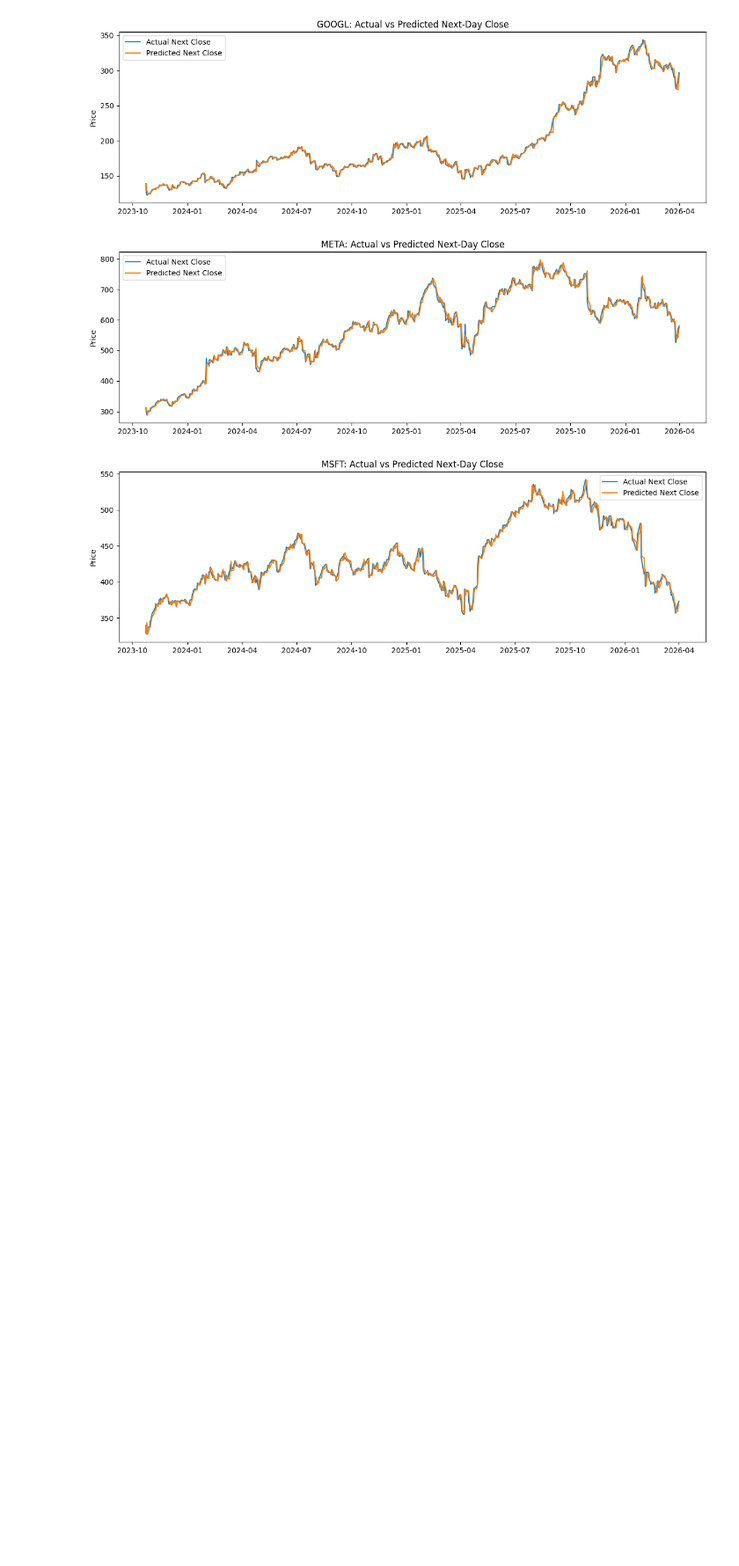
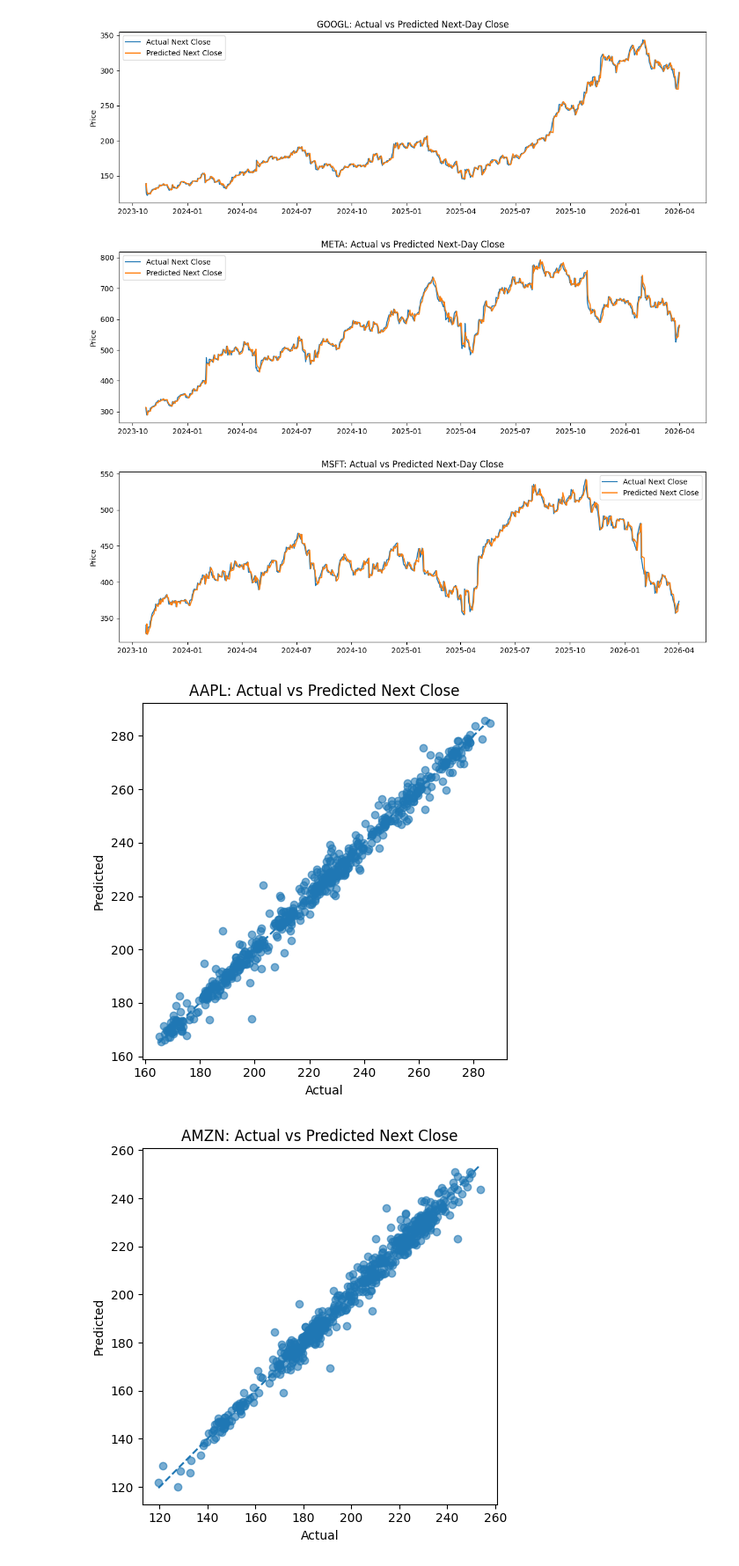
Before and after one commit to everyonehatesLin3lis/ts_project, a Jupyter notebook: 02_magic/03_models/02_forcasting_model.ipynb, the cells around one changed output. Shown at 88% size. Drawn from its saved outputs; the diff is of its cells as text; code cells hidden in the pictures; blank space fills up the shorter version.

```diff
--- a/02_magic/03_models/02_forcasting_model.ipynb
+++ b/02_magic/03_models/02_forcasting_model.ipynb
@@ -360,3 +425,22 @@ for ticker in tickers:
 [figure]
 [figure]
 [figure]
+# %%
+for ticker in tickers:
+    temp = test_results[test_results["Ticker"] == ticker]
+
+    plt.figure(figsize=(5, 5))
+    plt.scatter(temp["Target_Next_Close"], temp["Predicted_Next_Close"], alpha=0.6)
+    lims = [
+        min(temp["Target_Next_Close"].min(), temp["Predicted_Next_Close"].min()),
+        max(temp["Target_Next_Close"].max(), temp["Predicted_Next_Close"].max())
+    ]
+    plt.plot(lims, lims, linestyle="--")
+    plt.title(f"{ticker}: Actual vs Predicted Next Close")
+    plt.xlabel("Actual")
+    plt.ylabel("Predicted")
+    plt.tight_layout()
+    plt.show()
+# %% [output]
+[figure, added]
+[figure, added]
```
Also changed, not shown: parts of 26 cells of this notebook.
